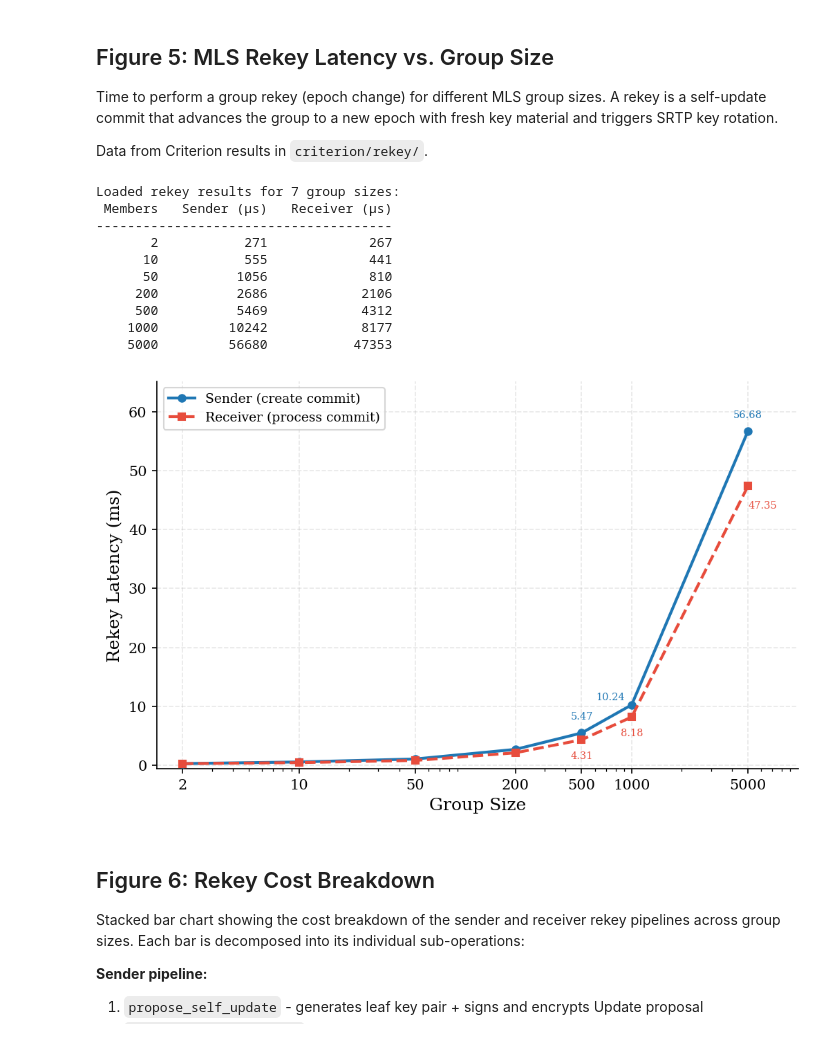
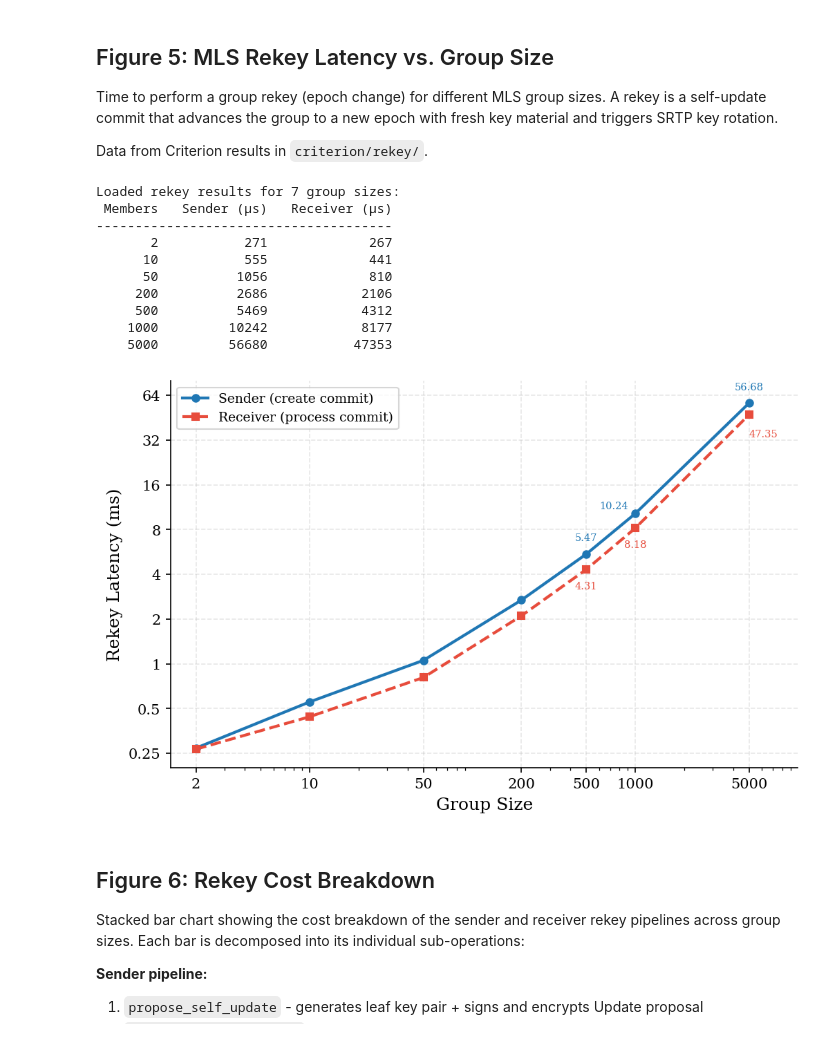
Before and after one commit to spring-epfl/SafeCast, a Jupyter notebook: figures_from_benches.ipynb, the cells around one changed output. Saved outputs shown, nothing was run; the diff lists cells and outputs as text; code cells hidden in the pictures.

Commit message:
fix: figure axis scales

```diff
--- a/figures_from_benches.ipynb
+++ b/figures_from_benches.ipynb
@@ -733,35 +737,39 @@ for i, sz in enumerate(group_sizes):
                 textcoords='offset points', xytext=(xo, yo),
                 fontsize=7, ha=ha, va='top', color='#e74c3c')
 
 # --- Axis formatting ---
 ax.set_xscale('log')
 ax.set_xlabel('Group Size')
 ax.set_ylabel('Rekey Latency (ms)')
 
 ax.set_xticks(group_sizes)
 ax.set_xticklabels([str(s) for s in group_sizes])
 ax.xaxis.set_minor_formatter(ticker.NullFormatter())
 
-ax.set_ylim(-0.6, max(sender_rekey_ms) * 1.15)
+ax.set_yscale('log')
+ax.set_yticks([0.25, 0.5, 1, 2, 4, 8, 16, 32, 64])
+ax.set_yticklabels(['0.25', '0.5', '1', '2', '4', '8', '16', '32', '64'])
+ax.yaxis.set_minor_locator(ticker.NullLocator())
+ax.set_ylim(0.2, 80)
 ax.set_xlim(group_sizes[0] * 0.7, group_sizes[-1] * 2)
 ax.legend(loc='upper left')
 
 plt.tight_layout()
 plt.savefig(FIGURES_DIR / 'fig5_mls_rekey_latency.pdf')
 plt.savefig(FIGURES_DIR / 'fig5_mls_rekey_latency.png')
 plt.show()
 # %% [output]
 Loaded rekey results for 7 group sizes:
  Members   Sender (µs)   Receiver (µs)
 --------------------------------------
        2           271             267
       10           555             441
       50          1056             810
      200          2686            2106
      500          5469            4312
     1000         10242            8177
     5000         56680           47353
-[figure, old version]
+[figure, new version]
 # %% [markdown]
 ## Figure 6: Rekey Cost Breakdown
 
```
Also changed, not shown: parts of 2 cells of this notebook.
